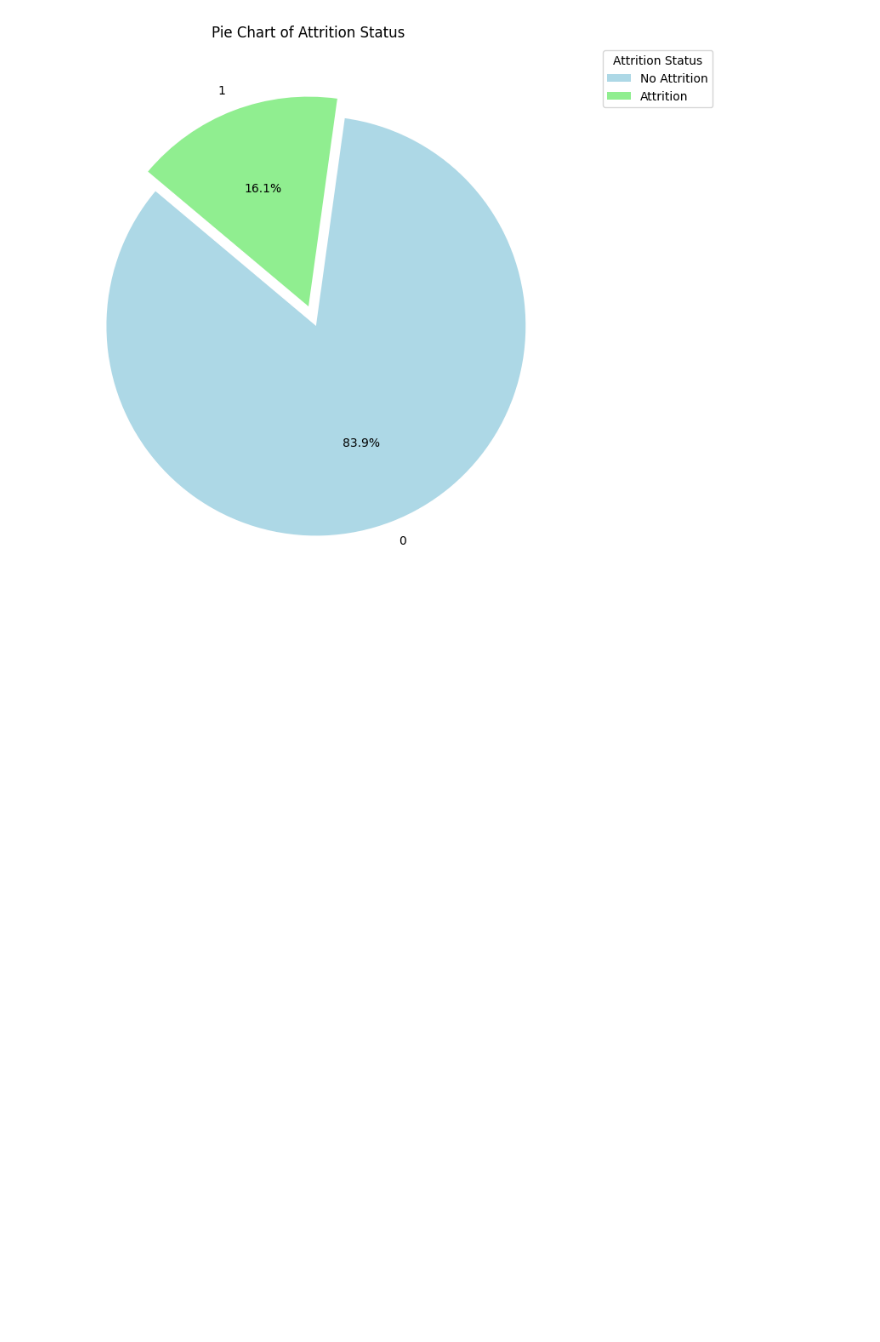
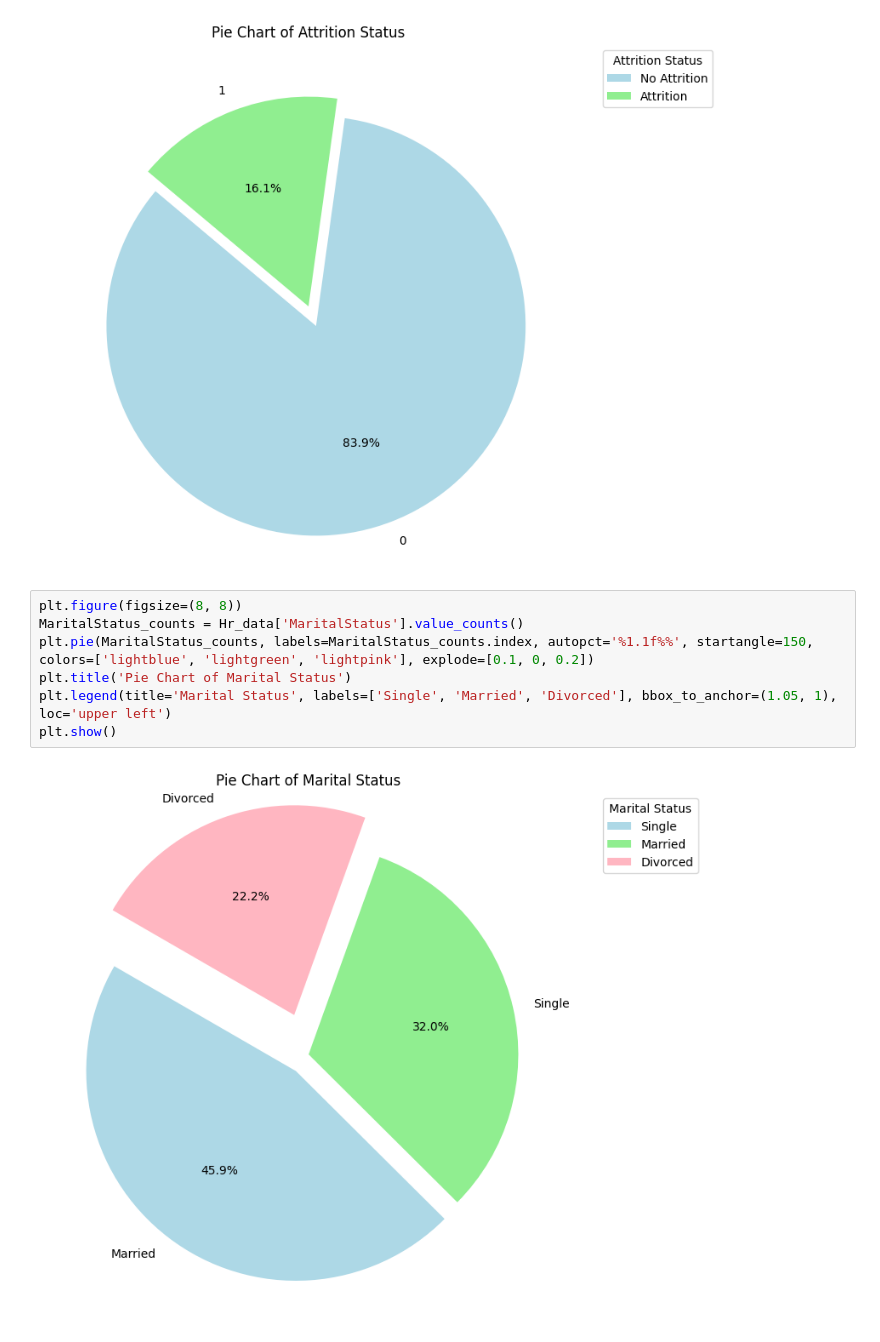
Before and after one commit to Abstract-state/Data-Minning, a Jupyter notebook: Experiment_1.ipynb, the cells around one changed output. Drawn from its saved outputs; the diff is of its cells as text; blank space fills up the shorter version.

```diff
--- a/Experiment_1.ipynb
+++ b/Experiment_1.ipynb
@@ -532,3 +619,12 @@ plt.legend(title='Attrition Status', labels=['No Attrition', 'Attrition'], bbox_
 plt.show()
 # %% [output]
 [figure]
+# %%
+plt.figure(figsize=(8, 8))
+MaritalStatus_counts = Hr_data['MaritalStatus'].value_counts()
+plt.pie(MaritalStatus_counts, labels=MaritalStatus_counts.index, autopct='%1.1f%%', startangle=150, colors=['lightblue', 'lightgreen', 'lightpink'], explode=[0.1, 0, 0.2])
+plt.title('Pie Chart of Marital Status')
+plt.legend(title='Marital Status', labels=['Single', 'Married', 'Divorced'], bbox_to_anchor=(1.05, 1), loc='upper left')
+plt.show()
+# %% [output]
+[figure, added]
```
Also changed, not shown: parts of 13 cells of this notebook.
